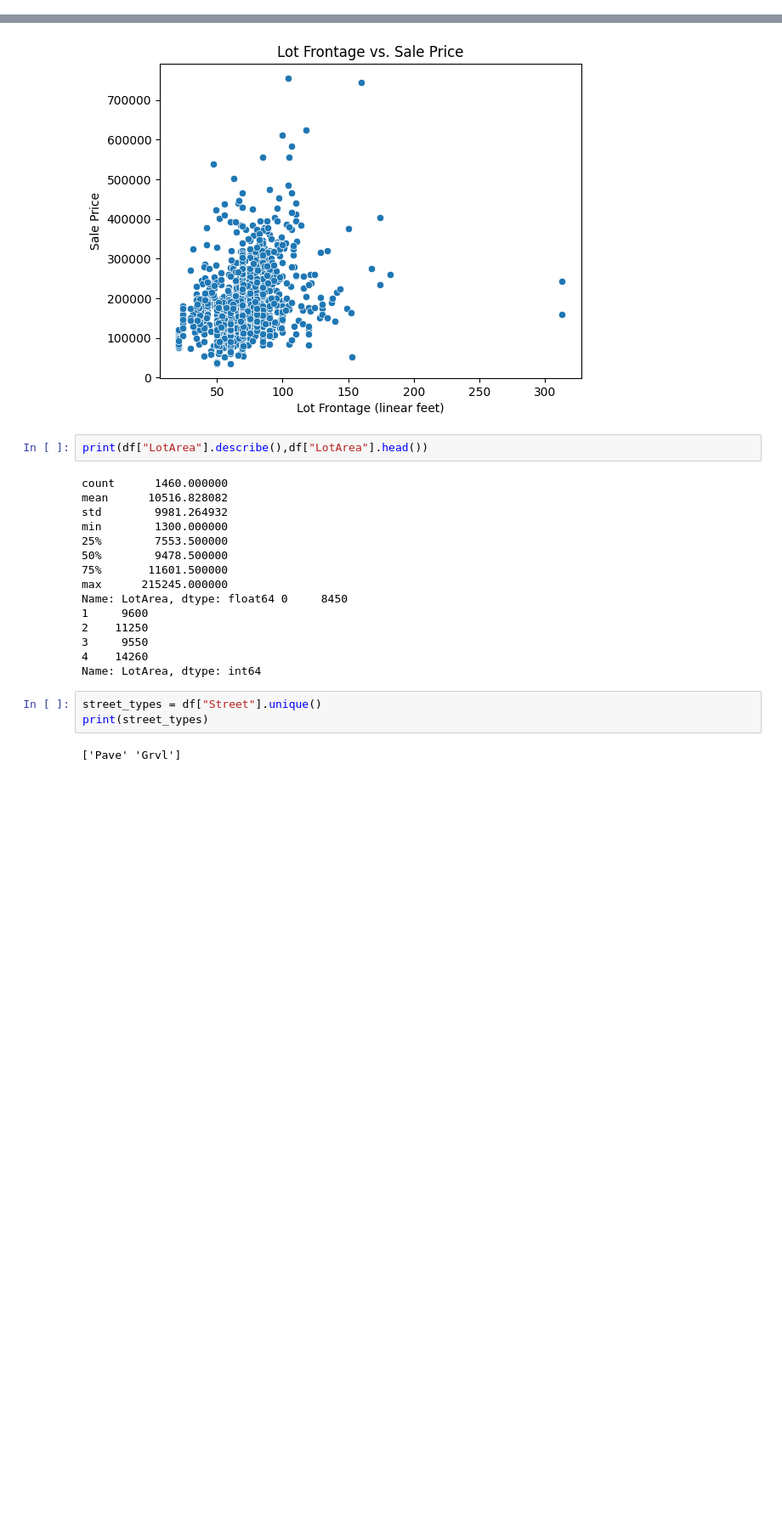
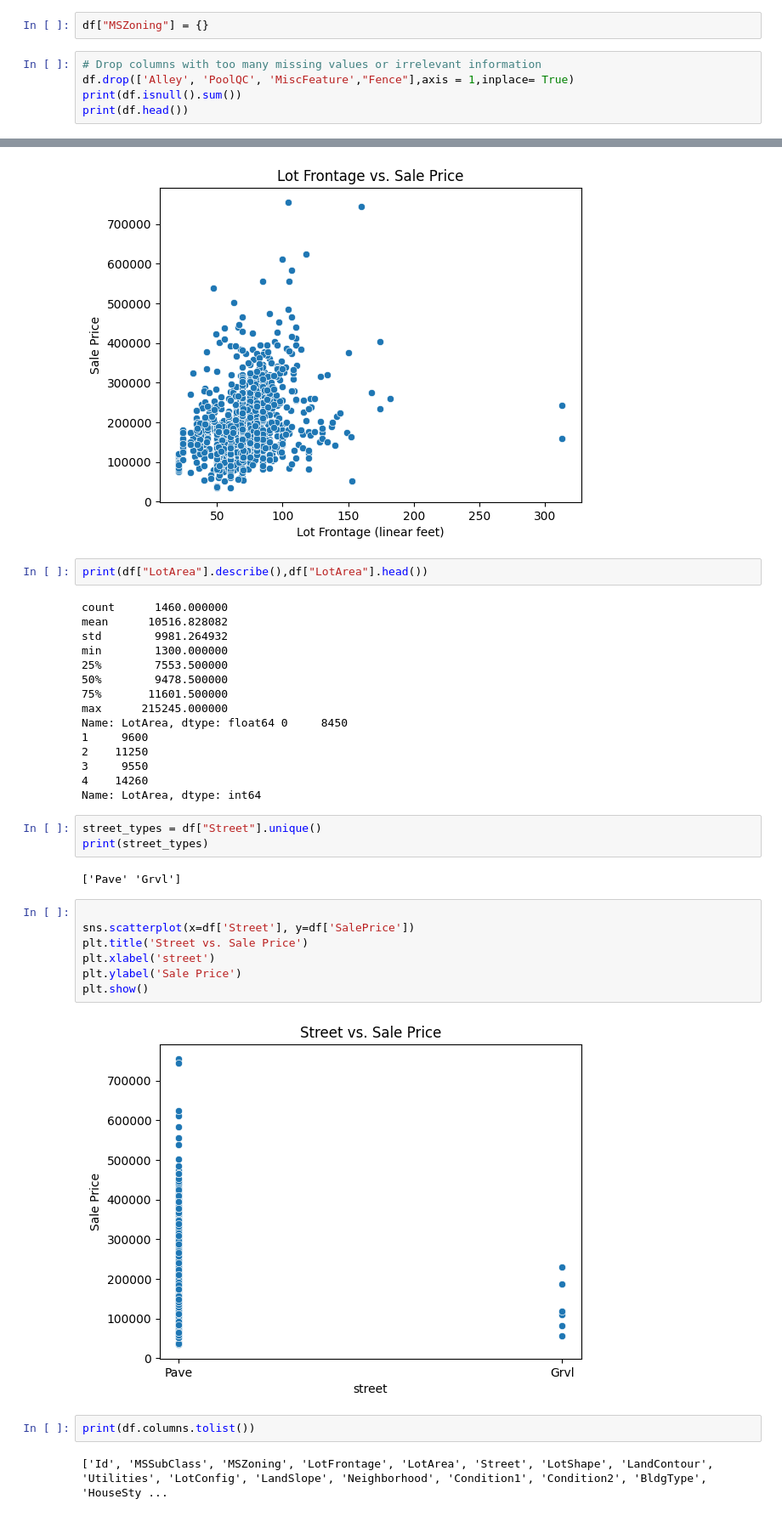
Before and after one commit to ankush262/Python_projects, a Jupyter notebook: House_price_prediction.ipynb, the cells around one changed output, grey strips where cells are left out. Shown at 85% size. Saved outputs shown, nothing was run; the diff lists cells and outputs as text; blank space fills up the shorter version.

```diff
--- a/House_price_prediction.ipynb
+++ b/House_price_prediction.ipynb
@@ -32,3 +32,10 @@ RM: Residential Medium Density
 FV: Floating Village Residential
 RH: Residential High Density
 C (all): Commercia
+# %%
+df["MSZoning"] = {}
+# %%
+# Drop columns with too many missing values or irrelevant information
+df.drop(['Alley', 'PoolQC', 'MiscFeature',"Fence"],axis = 1,inplace= True)
+print(df.isnull().sum())
+print(df.head())
@@ -101,3 +126,16 @@ street_types = df["Street"].unique()
 print(street_types)
 # %% [output]
 ['Pave' 'Grvl']
+# %%
+
+sns.scatterplot(x=df['Street'], y=df['SalePrice'])
+plt.title('Street vs. Sale Price')
+plt.xlabel('street')
+plt.ylabel('Sale Price')
+plt.show()
+# %% [output]
+[figure, added]
+# %%
+print(df.columns.tolist())
+# %% [output]
+['Id', 'MSSubClass', 'MSZoning', 'LotFrontage', 'LotArea', 'Street', 'LotShape', 'LandContour', 'Utilities', 'LotConfig', 'LandSlope', 'Neighborhood', 'Condition1', 'Condition2', 'BldgType', 'HouseSty ...
```
Also changed, not shown: parts of 6 cells of this notebook, 3 other files.
